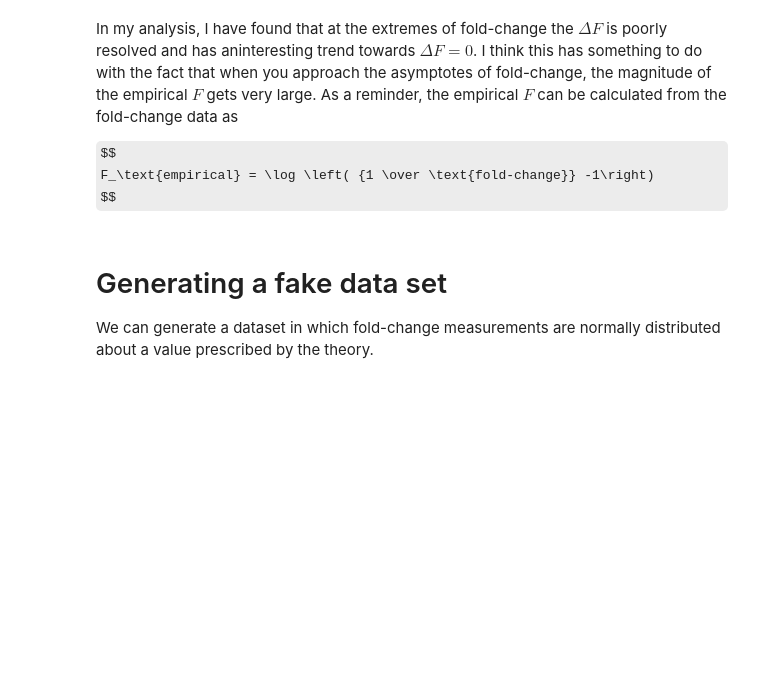
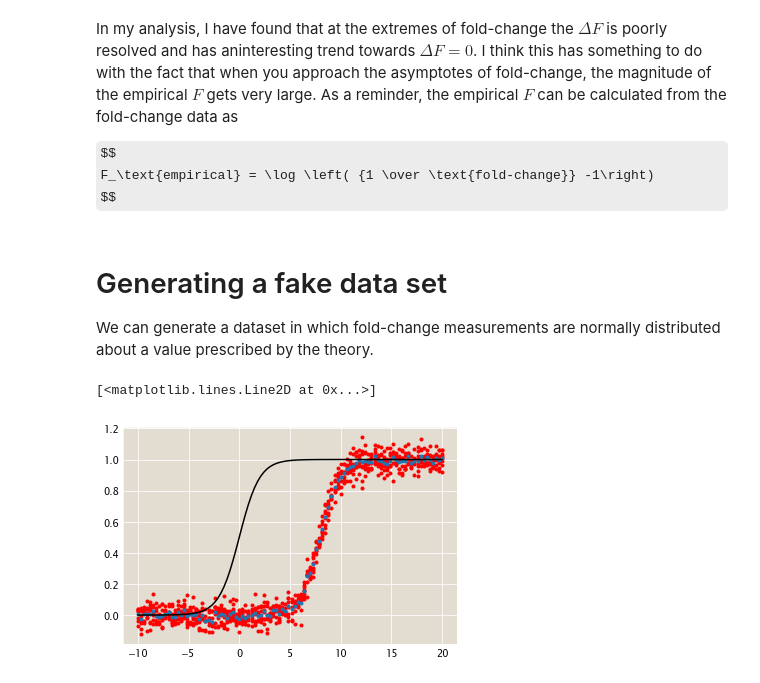
Before and after one commit to RPGroup-PBoC/mwc_mutants, a Jupyter notebook: code/analysis/Exploring_fc_error.ipynb, the cells around one changed output. Saved outputs shown, nothing was run; the diff lists cells and outputs as text; code cells hidden in the pictures; some formulas as TeX source; blank space fills up the shorter version.

```diff
--- a/code/analysis/Exploring_fc_error.ipynb
+++ b/code/analysis/Exploring_fc_error.ipynb
@@ -28,12 +28,13 @@ $$
 # Generating a fake data set
 We can generate a dataset in which fold-change measurements are normally distributed about a value prescribed by the theory.
 # %%
-sigma = 0.12
-n_reps = 5
-true_bohr = np.linspace(-10, 10, 10)
+sigma = 0.05
+n_reps = 8
+true_bohr = np.linspace(-10, 20, 100)
 dataset_fc = []
+offset = 8
 fc_mu = (1 + np.exp(-true_bohr))**-1
-fc_mut = (1 + np.exp(-true_bohr * 0.8))**-1
+fc_mut = (1 + np.exp(-true_bohr+offset))**-1
 for i, b in enumerate(true_bohr):
     mu = fc_mut[i]
     dataset = np.random.normal(mu, sigma, n_reps)
@@ -42,5 +43,13 @@ for i, b in enumerate(true_bohr):
     df['true_bohr'] = b
     dataset_fc.append(df)
 dataset = pd.concat(dataset_fc)
+# %%
+
+plt.plot(dataset['true_bohr'], dataset['fold_change'], 'r.')
+plt.plot(true_bohr, dataset.groupby(['true_bohr'])['fold_change'].mean(),'.')
+plt.plot(true_bohr, fc_mu, 'k-')
+# %% [output]
+[<matplotlib.lines.Line2D at 0x...>]
+[figure, added]
 # %%
 # Load the stan model
```
Also changed, not shown: parts of 23 cells of this notebook, 49 other files.
